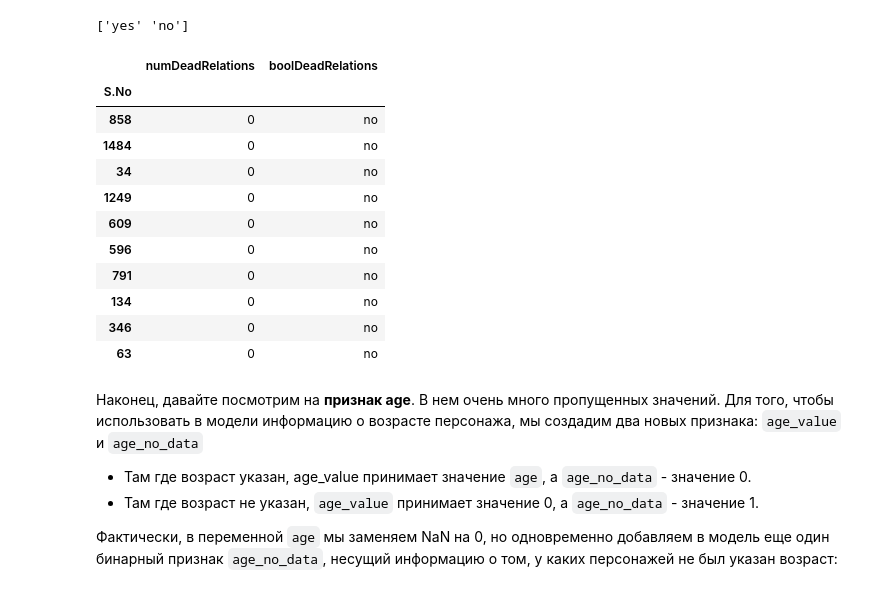
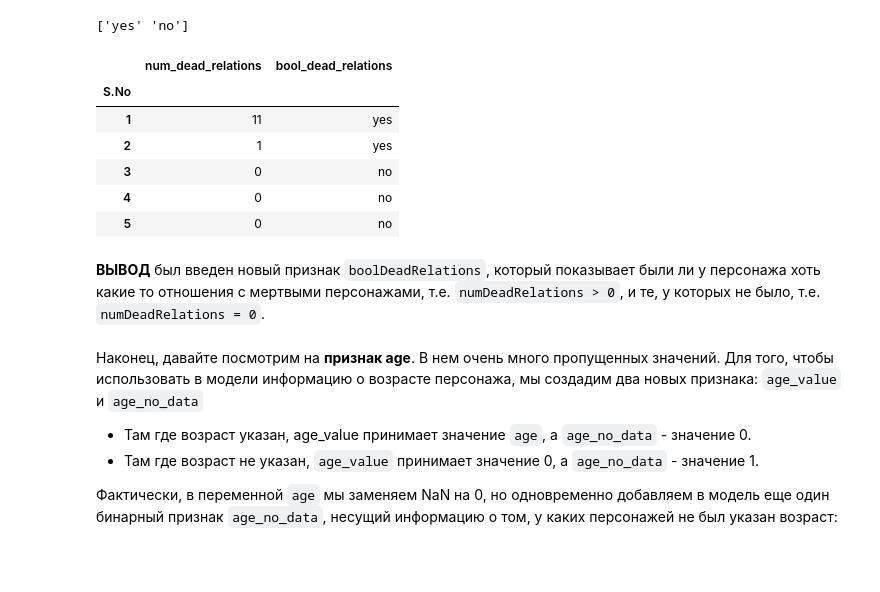
Before and after one commit to ValentinaZubareva2906/deep_learning_mipt, a Jupyter notebook: неделя 1 "Игра престолов"/game_of_thrones.ipynb, the cells around one changed output. Saved outputs shown, nothing was run; the diff lists cells and outputs as text; code cells hidden in the pictures; blank space fills up the shorter version.

```diff
--- a/неделя 1 "Игра престолов"/game_of_thrones.ipynb
+++ b/неделя 1 "Игра престолов"/game_of_thrones.ipynb
@@ -287,3 +326,3 @@ plt.grid(True)
 # %%
-data['boolDeadRelations'] = (data['numDeadRelations'] != 0).astype(str).str.replace('True','yes').str.replace('False','no')
+data['bool_dead_relations'] = (data['num_dead_relations'] != 0).astype(str).str.replace('True','yes').str.replace('False','no') #замена признака
 # %%
@@ -291,20 +330,17 @@ print(data['boolDeadRelations'].unique())
 # %% [output]
 ['yes' 'no']
-# %%
-display(data[['numDeadRelations','boolDeadRelations' ]].sample(10))
-# %% [output]
-|  | numDeadRelations | boolDeadRelations |
-| S.No |  |  |
-| 858 | 0 | no |
-| 1484 | 0 | no |
-| 34 | 0 | no |
-| 1249 | 0 | no |
-| 609 | 0 | no |
-| 596 | 0 | no |
-| 791 | 0 | no |
-| 134 | 0 | no |
-| 346 | 0 | no |
-| 63 | 0 | no |
+# %%
+display(data[['num_dead_relations','bool_dead_relations' ]].head(5)) #проверка правильности заполнения переменной
+# %% [output]
+|  | num_dead_relations | bool_dead_relations |
+| S.No |  |  |
+| 1 | 11 | yes |
+| 2 | 1 | yes |
+| 3 | 0 | no |
+| 4 | 0 | no |
+| 5 | 0 | no |
+# %% [markdown]
+**ВЫВОД** был введен новый признак `boolDeadRelations`, который показывает были ли у персонажа хоть какие то отношения с мертвыми персонажами, т.е. `numDeadRelations > 0`, и те, у которых не было, т.е. `numDeadRelations = 0`.
 # %% [markdown]
 Наконец, давайте посмотрим на **признак age**. В нем очень много пропущенных значений. Для того, чтобы использовать в модели информацию о возрасте персонажа, мы создадим два новых признака: `age_value` и `age_no_data`
 
```
Also changed, not shown: parts of 98 cells of this notebook.
